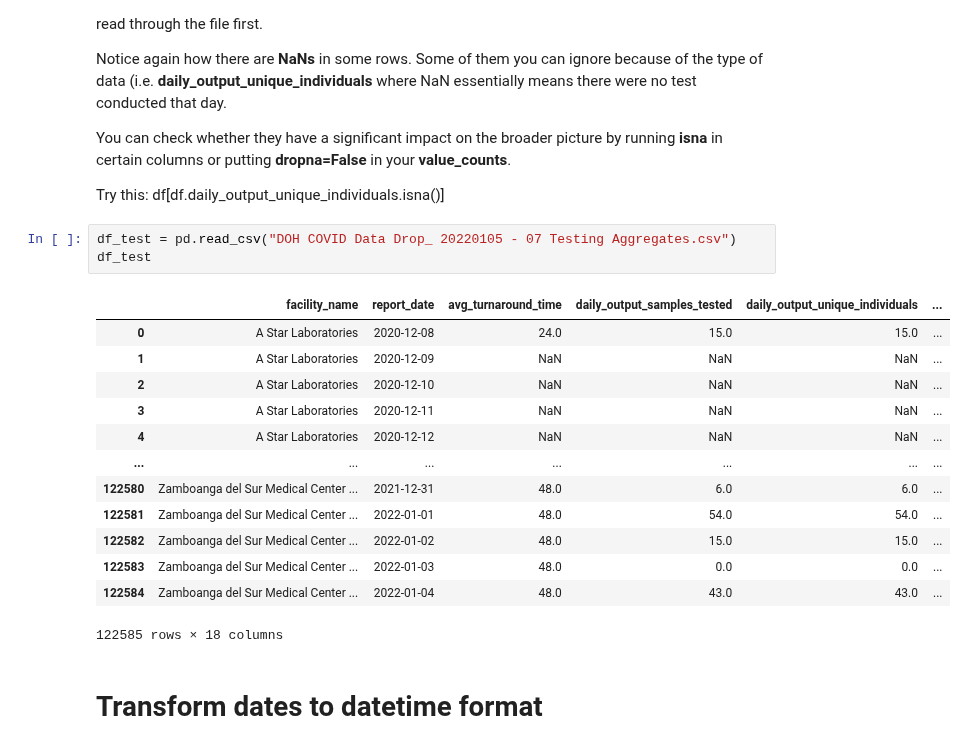
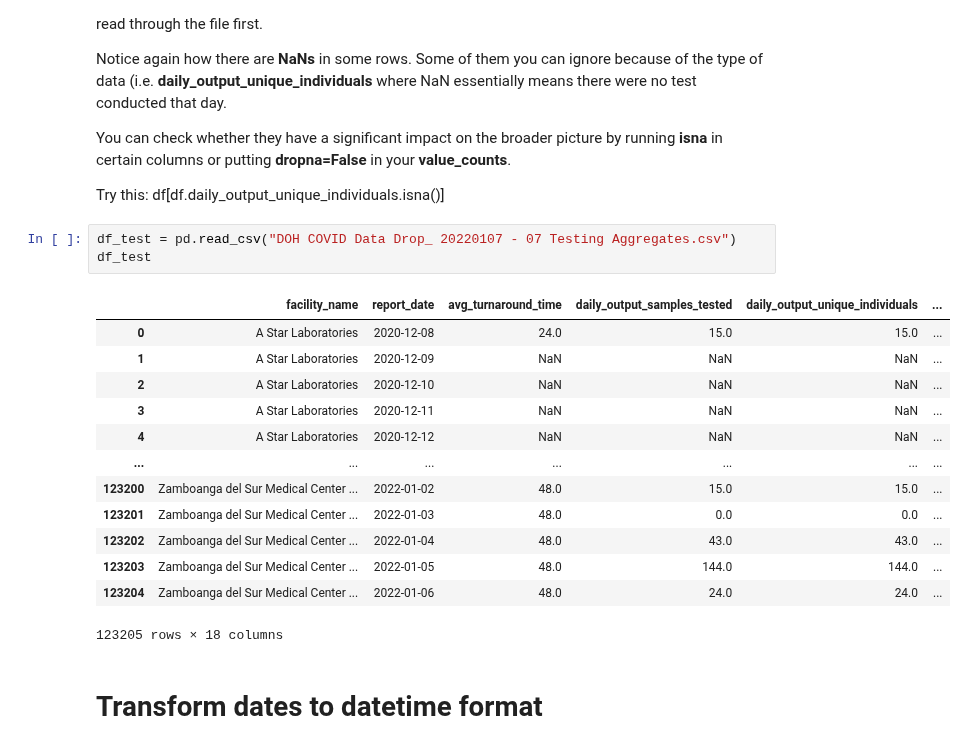
Before and after one commit to pmagtulis/covid-ph, a Jupyter notebook: covid-philippines.ipynb, the cells around one changed output. Saved outputs shown, nothing was run; the diff lists cells and outputs as text.

```diff
--- a/covid-philippines.ipynb
+++ b/covid-philippines.ipynb
@@ -451,22 +457,22 @@ You can check whether they have a significant impact on the broader picture by r
 Try this:
 df[df.daily_output_unique_individuals.isna()]
 # %%
-df_test = pd.read_csv("DOH COVID Data Drop_ 20220105 - 07 Testing Aggregates.csv")
+df_test = pd.read_csv("DOH COVID Data Drop_ 20220107 - 07 Testing Aggregates.csv")
 df_test
 # %% [output]
 |  | facility_name | report_date | avg_turnaround_time | daily_output_samples_tested | daily_output_unique_individuals | ... |
 | 0 | A Star Laboratories | 2020-12-08 | 24.0 | 15.0 | 15.0 | ... |
 | 1 | A Star Laboratories | 2020-12-09 | NaN | NaN | NaN | ... |
 | 2 | A Star Laboratories | 2020-12-10 | NaN | NaN | NaN | ... |
 | 3 | A Star Laboratories | 2020-12-11 | NaN | NaN | NaN | ... |
 | 4 | A Star Laboratories | 2020-12-12 | NaN | NaN | NaN | ... |
 | ... | ... | ... | ... | ... | ... | ... |
-| 122580 | Zamboanga del Sur Medical Center ... | 2021-12-31 | 48.0 | 6.0 | 6.0 | ... |
-| 122581 | Zamboanga del Sur Medical Center ... | 2022-01-01 | 48.0 | 54.0 | 54.0 | ... |
-| 122582 | Zamboanga del Sur Medical Center ... | 2022-01-02 | 48.0 | 15.0 | 15.0 | ... |
-| 122583 | Zamboanga del Sur Medical Center ... | 2022-01-03 | 48.0 | 0.0 | 0.0 | ... |
-| 122584 | Zamboanga del Sur Medical Center ... | 2022-01-04 | 48.0 | 43.0 | 43.0 | ... |
+| 123200 | Zamboanga del Sur Medical Center ... | 2022-01-02 | 48.0 | 15.0 | 15.0 | ... |
+| 123201 | Zamboanga del Sur Medical Center ... | 2022-01-03 | 48.0 | 0.0 | 0.0 | ... |
+| 123202 | Zamboanga del Sur Medical Center ... | 2022-01-04 | 48.0 | 43.0 | 43.0 | ... |
+| 123203 | Zamboanga del Sur Medical Center ... | 2022-01-05 | 48.0 | 144.0 | 144.0 | ... |
+| 123204 | Zamboanga del Sur Medical Center ... | 2022-01-06 | 48.0 | 24.0 | 24.0 | ... |
-122585 rows × 18 columns
+123205 rows × 18 columns
 # %% [markdown]
 # Transform dates to datetime format
 # %%
```
Also changed, not shown: parts of 42 cells of this notebook.
